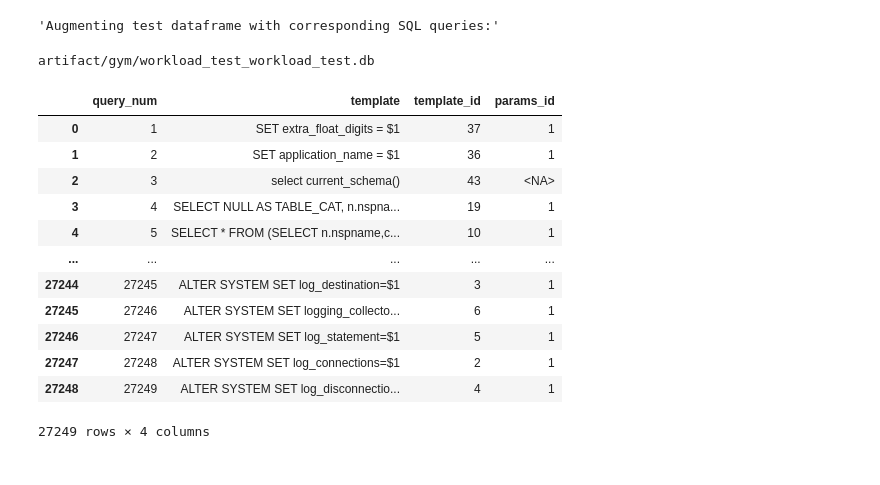
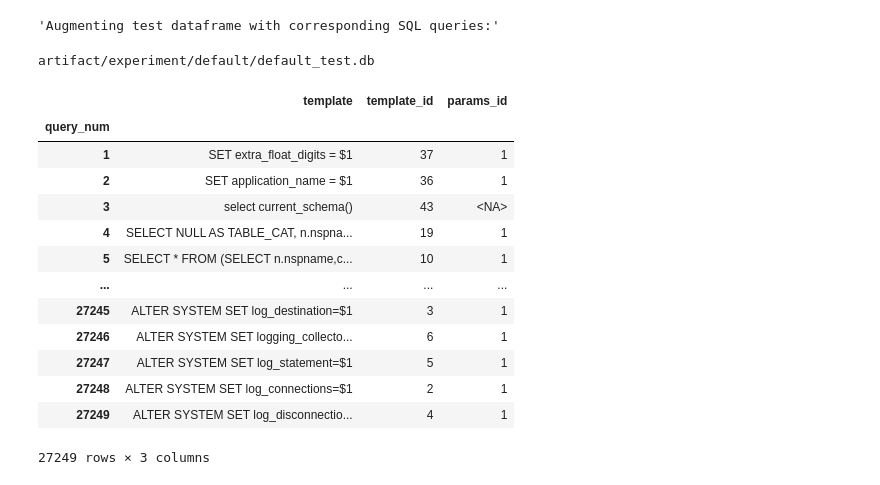
Before and after one commit to lmwnshn/dbgym-old, a Jupyter notebook: Untitled.ipynb, the cells around one changed output. Saved outputs shown, nothing was run; the diff lists cells and outputs as text; code cells hidden in the pictures.

```diff
--- a/Untitled.ipynb
+++ b/Untitled.ipynb
@@ -13,10 +15,14 @@ import re
 artifact_folder = Path("./artifact")
 train_name = "workload_train"
 test_name = "workload_test"
-experiment_variation = "OnlyTest"
+experiment_name = "default"
+train_experiment_variation = "PerfectPrediction"
+test_experiment_variation = "OnlyTest"
 
-test_df_path = artifact_folder / f"qppnet/observations/{train_name}_{test_name}_{experiment_variation}_iteration_0.parquet"
-print(test_df_path)
+scalers_path = artifact_folder/ "experiment" / experiment_name / train_experiment_variation / "scalers.pkl"
+with open(scalers_path, "rb") as f:
+    scalers = pickle.load(f)
+test_df_path = artifact_folder/ "experiment" / experiment_name / test_experiment_variation / "observations_0.parquet"
 test_df = pd.read_parquet(test_df_path)
 test_df["Query Hash"] = test_df["Query Hash"].apply(tuple)
 display("Loading test dataframe to evaluate models with:")
@@ -40,42 +62,41 @@ artifact/qppnet/observations/workload_train_workload_test_OnlyTest_iteration_0.p
 # %%
 display("Augmenting test dataframe with corresponding SQL queries:")
 
-cand_train = artifact_folder / f"gym/workload_train_{train_name}.db"
-cand_test = artifact_folder / f"gym/workload_test_{test_name}.db"
-cand_transformed = artifact_folder / f"experiment/transformed_workloads/{train_name}_{test_name}_{experiment_variation}.db"
+cand_train = artifact_folder / "experiment" / experiment_name / f"{experiment_name}_train.db"
+cand_test = artifact_folder / "experiment" / experiment_name / f"{experiment_name}_test.db"
+cand_transform = artifact_folder / "experiment" / experiment_name / f"{experiment_name}_{test_experiment_variation}.db"
 
 obs_db = None
-if experiment_variation == "OnlyTrain":
+if test_experiment_variation == "OnlyTrain":
     obs_db = cand_train
-elif experiment_variation == "OnlyTest":
+elif test_experiment_variation == "OnlyTest":
     obs_db = cand_test
 else:
     obs_db = cand_transformed
 
 print(obs_db)
 engine = create_engine(f"sqlite:///{obs_db}")
-df = pd.read_sql(f"SELECT w.query_num, qt.template, w.template_id, w.params_id FROM workload w, query_template qt WHERE w.template_id = qt.id", engine)
-df["query_num"] = df["query_num"].astype(int)
-df["template"] = df["template"].astype("category")
-df["template_id"] = df["template_id"].astype(int)
-df["params_id"] = df["params_id"].astype("Int64")
-display(df)
-
-# models = get_models(artifact_folder=Path("./artifact/"))
-# eval_dfs = evaluate_models(models, test_df)
+workload_df = pd.read_sql(f"SELECT w.query_num, qt.template, w.template_id, w.params_id FROM workload w, query_template qt WHERE w.template_id = qt.id", engine)
+workload_df["query_num"] = workload_df["query_num"].astype(int)
+workload_df["template"] = workload_df["template"].astype("category")
+workload_df["template_id"] = workload_df["template_id"].astype(int)
+workload_df["params_id"] = workload_df["params_id"].astype("Int64")
+workload_df = workload_df.set_index("query_num")
+display(workload_df)
 # %% [output]
 'Augmenting test dataframe with corresponding SQL queries:'
-artifact/gym/workload_test_workload_test.db
+artifact/experiment/default/default_test.db
-|  | query_num | template | template_id | params_id |
-| 0 | 1 | SET extra_float_digits = $1 | 37 | 1 |
-| 1 | 2 | SET application_name = $1 | 36 | 1 |
-| 2 | 3 | select current_schema() | 43 | <NA> |
-| 3 | 4 | SELECT NULL AS TABLE_CAT, n.nspna... | 19 | 1 |
-| 4 | 5 | SELECT * FROM (SELECT n.nspname,c... | 10 | 1 |
-| ... | ... | ... | ... | ... |
-| 27244 | 27245 | ALTER SYSTEM SET log_destination=$1 | 3 | 1 |
-| 27245 | 27246 | ALTER SYSTEM SET logging_collecto... | 6 | 1 |
-| 27246 | 27247 | ALTER SYSTEM SET log_statement=$1 | 5 | 1 |
-| 27247 | 27248 | ALTER SYSTEM SET log_connections=$1 | 2 | 1 |
-| 27248 | 27249 | ALTER SYSTEM SET log_disconnectio... | 4 | 1 |
+|  | template | template_id | params_id |
+| query_num |  |  |  |
+| 1 | SET extra_float_digits = $1 | 37 | 1 |
+| 2 | SET application_name = $1 | 36 | 1 |
+| 3 | select current_schema() | 43 | <NA> |
+| 4 | SELECT NULL AS TABLE_CAT, n.nspna... | 19 | 1 |
+| 5 | SELECT * FROM (SELECT n.nspname,c... | 10 | 1 |
+| ... | ... | ... | ... |
+| 27245 | ALTER SYSTEM SET log_destination=$1 | 3 | 1 |
+| 27246 | ALTER SYSTEM SET logging_collecto... | 6 | 1 |
+| 27247 | ALTER SYSTEM SET log_statement=$1 | 5 | 1 |
+| 27248 | ALTER SYSTEM SET log_connections=$1 | 2 | 1 |
+| 27249 | ALTER SYSTEM SET log_disconnectio... | 4 | 1 |
-27249 rows × 4 columns
+27249 rows × 3 columns
```
Also changed, not shown: parts of 18 cells of this notebook, 3 other files.
